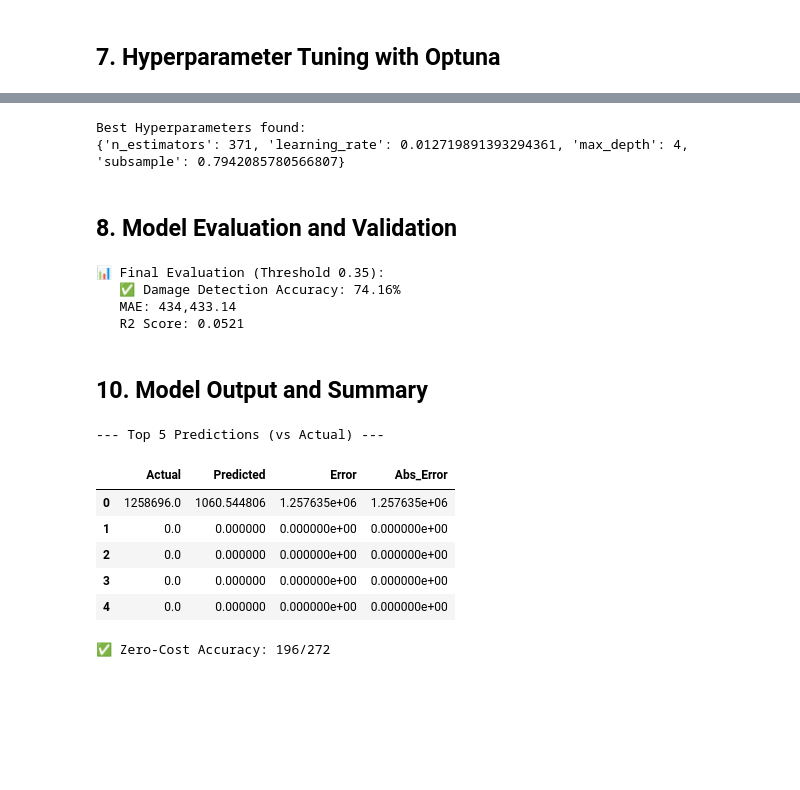
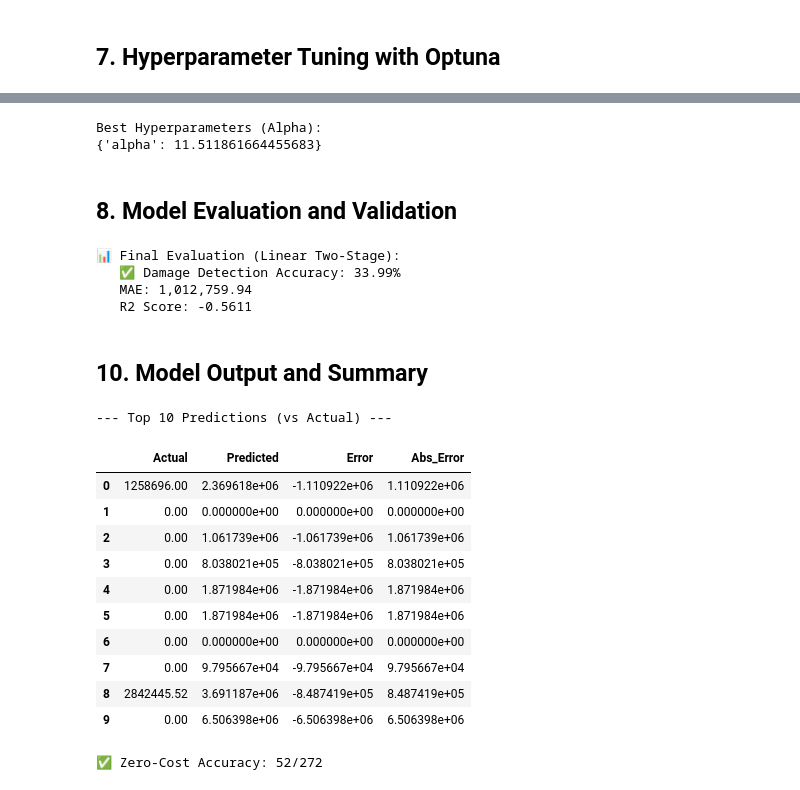
Before and after one commit to rachocr/Clustering-for-Post-Tropical-Cyclone-Impact-Profiling-in-the-Philippines, a Jupyter notebook: notebooks/Outcome Prediction/prediction_data_LR.ipynb, the cells around one changed output, grey strips where cells are left out. Saved outputs shown, nothing was run; the diff lists cells and outputs as text; code cells hidden in the pictures; blank space fills up the shorter version.

Commit message:
Removed Gradient Boosting

```diff
--- a/notebooks/Outcome Prediction/prediction_data_LR.ipynb
+++ b/notebooks/Outcome Prediction/prediction_data_LR.ipynb
@@ -338,0 +301,13 @@ Training Upgraded Two-Stage Model...
+# %%
+print("Training Stage 1 (Logistic Regression)...")
+
+y_train_class = (y_train > 0).astype(int)
+
+# Logistic Regression is the Linear standard for classification
+baseline_clf = LogisticRegression(
+    class_weight='balanced',
+    random_state=42
+)
+baseline_clf.fit(X_train_scaled, y_train_class)
+
+print("Classifier Trained.")
@@ -395,81 +364,78 @@ print("✅ Tuning Complete.")
 # %%
-print("Best Hyperparameters found:")
+print("Best Hyperparameters (Alpha):")
 print(study.best_params)
-
 best_params = study.best_params
 # %% [output]
-Best Hyperparameters found:
-{'n_estimators': 371, 'learning_rate': 0.012719891393294361, 'max_depth': 4, 'subsample': 0.7942085780566807}
+Best Hyperparameters (Alpha):
+{'alpha': 11.511861664455683}
 # %% [markdown]
 ## 8. Model Evaluation and Validation
 # %%
-# ==========================================
-# 9. EVALUATION (Acc + MAE + R2)
-# ==========================================
-
-# 1. Train Final Regressor
-final_reg = GradientBoostingRegressor(**best_params, random_state=42)
+# 1. Train Final Linear Regressor (Ridge)
+final_reg = Ridge(**best_params, random_state=42)
 final_reg.fit(X_train_nonzero, y_train_nonzero)
 
 # 2. Make Predictions
-# Step A: Get Probabilities
+# Step A: Get Probabilities (Logistic)
 probs = baseline_clf.predict_proba(X_test_scaled)[:, 1]
 
-# Step B: Apply "Sweet Spot" Threshold (0.35)
+# Step B: Apply Threshold (0.40)
 CUSTOM_THRESHOLD = 0.35
 pred_is_damage = (probs >= CUSTOM_THRESHOLD).astype(int)
 
-# Step C: Predict Amount
+# Step C: Predict Amount (Ridge)
 pred_amount = final_reg.predict(X_test_scaled)
+# Force negatives to 0 (Linear Regression quirk)
+pred_amount = np.maximum(pred_amount, 0)
+
+# Step D: Combine
 final_predictions = pred_is_damage * pred_amount
 
 # 3. Calculate Metrics
-# Accuracy (Did we correctly say Yes/No?)
 acc = accuracy_score((y_test > 0).astype(int), pred_is_damage)
-
-# Regression Metrics
 mae = mean_absolute_error(y_test, final_predictions)
 r2 = r2_score(y_test, final_predictions)
 
-print(f"📊 Final Evaluation (Threshold {CUSTOM_THRESHOLD}):")
+print(f"📊 Final Evaluation (Linear Two-Stage):")
 print(f"   ✅ Damage Detection Accuracy: {acc:.2%}")
 print(f"   MAE: {mae:,.2f}")
 print(f"   R2 Score: {r2:.4f}")
 # %% [output]
-📊 Final Evaluation (Threshold 0.35):
-   ✅ Damage Detection Accuracy: 74.16%
-   MAE: 434,433.14
-   R2 Score: 0.0521
+📊 Final Evaluation (Linear Two-Stage):
+   ✅ Damage Detection Accuracy: 33.99%
+   MAE: 1,012,759.94
+   R2 Score: -0.5611
 # %% [markdown]
 ## 10. Model Output and Summary
 # %%
-# ==========================================
-# 10. OUTPUT SUMMARY
-# ==========================================
 results_df = pd.DataFrame({
     'Actual': y_test.values,
     'Predicted': final_predictions
 })
 
 results_df['Error'] = results_df['Actual'] - results_df['Predicted']
 results_df['Abs_Error'] = results_df['Error'].abs()
 
-print("--- Top 5 Predictions (vs Actual) ---")
-display(results_df.head(5))
+print("--- Top 10 Predictions (vs Actual) ---")
+display(results_df.head(10))
 
-# Check Zero Accuracy
 zeros_mask = results_df['Actual'] == 0
 zeros_correct = (results_df.loc[zeros_mask, 'Predicted'] == 0).sum()
 print(f"\n✅ Zero-Cost Accuracy: {zeros_correct}/{zeros_mask.sum()}")
 # %% [output]
---- Top 5 Predictions (vs Actual) ---
+--- Top 10 Predictions (vs Actual) ---
 |  | Actual | Predicted | Error | Abs_Error |
-| 0 | 1258696.0 | 1060.544806 | 1.257635e+06 | 1.257635e+06 |
-| 1 | 0.0 | 0.000000 | 0.000000e+00 | 0.000000e+00 |
-| 2 | 0.0 | 0.000000 | 0.000000e+00 | 0.000000e+00 |
-| 3 | 0.0 | 0.000000 | 0.000000e+00 | 0.000000e+00 |
-| 4 | 0.0 | 0.000000 | 0.000000e+00 | 0.000000e+00 |
+| 0 | 1258696.00 | 2.369618e+06 | -1.110922e+06 | 1.110922e+06 |
+| 1 | 0.00 | 0.000000e+00 | 0.000000e+00 | 0.000000e+00 |
+| 2 | 0.00 | 1.061739e+06 | -1.061739e+06 | 1.061739e+06 |
+| 3 | 0.00 | 8.038021e+05 | -8.038021e+05 | 8.038021e+05 |
+| 4 | 0.00 | 1.871984e+06 | -1.871984e+06 | 1.871984e+06 |
+| 5 | 0.00 | 1.871984e+06 | -1.871984e+06 | 1.871984e+06 |
+| 6 | 0.00 | 0.000000e+00 | 0.000000e+00 | 0.000000e+00 |
+| 7 | 0.00 | 9.795667e+04 | -9.795667e+04 | 9.795667e+04 |
+| 8 | 2842445.52 | 3.691187e+06 | -8.487419e+05 | 8.487419e+05 |
+| 9 | 0.00 | 6.506398e+06 | -6.506398e+06 | 6.506398e+06 |
-✅ Zero-Cost Accuracy: 196/272
+✅ Zero-Cost Accuracy: 52/272
 # %%
 # ==========================================
 # 11. SAVE MODELS
```
Also changed, not shown: parts of 9 cells of this notebook, 1 other file.
